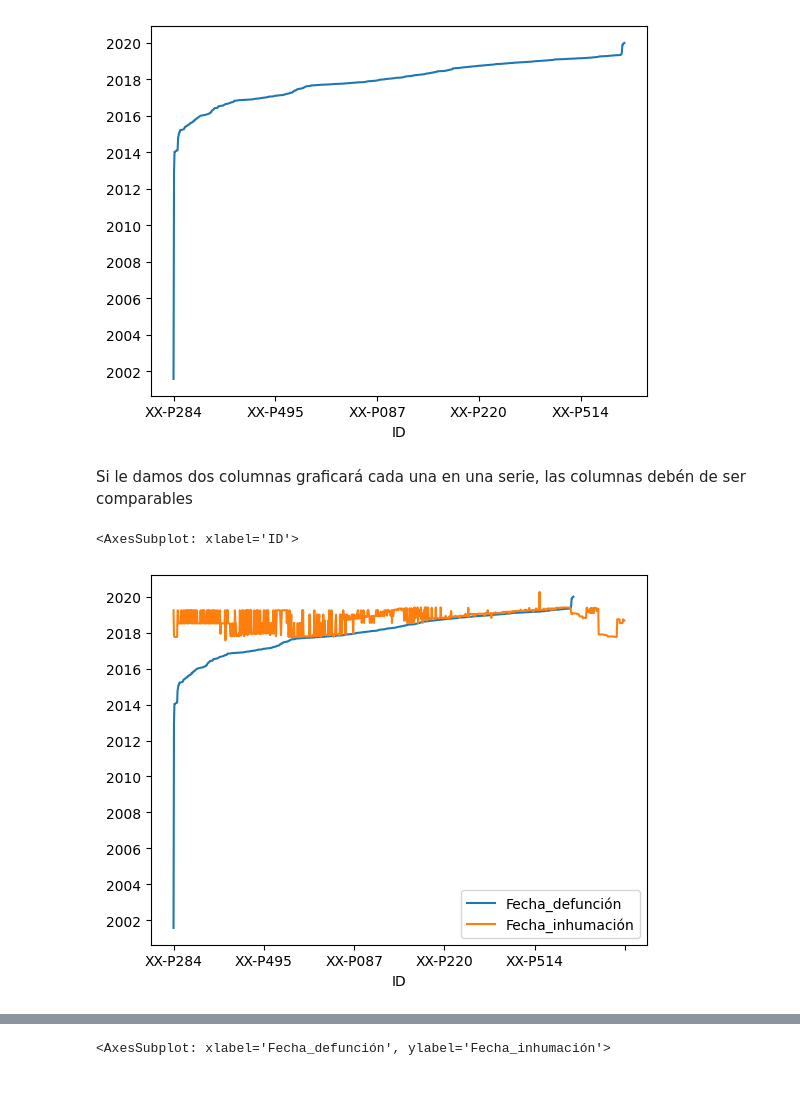
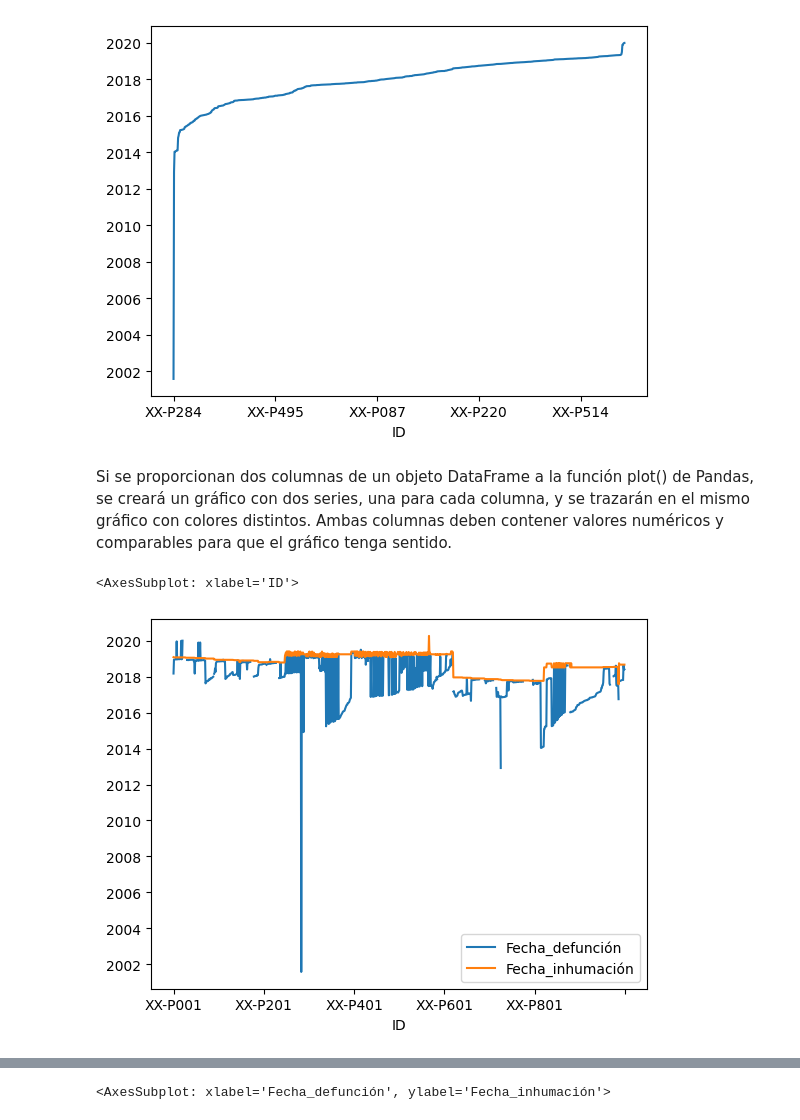
Before and after one commit to mar-esther23/CursoPandas2023, a Jupyter notebook: CP5-Graficas.ipynb, the cells around one changed output, grey strips where cells are left out. Drawn from its saved outputs; the diff is of its cells as text; code cells hidden in the pictures; blank space fills up the shorter version.

Commit message:
Textos de visualización

```diff
--- a/CP5-Graficas.ipynb
+++ b/CP5-Graficas.ipynb
@@ -96,10 +111,10 @@ df['Fecha_defunción'].sort_values()  .plot()
 # %% [output]
 <AxesSubplot: xlabel='ID'>
 [figure]
-# %% [markdown]
-Si le damos dos columnas graficará cada una en una serie, las columnas debén de ser comparables
+# %% [markdown]
+Si se proporcionan dos columnas de un objeto DataFrame a la función plot() de Pandas, se creará un gráfico con dos series, una para cada columna, y se trazarán en el mismo gráfico con colores distintos. Ambas columnas deben contener valores numéricos y comparables para que el gráfico tenga sentido.
 # %%
-df[['Fecha_defunción','Fecha_inhumación']].sort_values(by='Fecha_defunción') .plot()
+df[['Fecha_defunción','Fecha_inhumación']] .plot()
 # %% [output]
 <AxesSubplot: xlabel='ID'>
-[figure, old version]
+[figure, new version]
```
Also changed, not shown: parts of 34 cells of this notebook.
